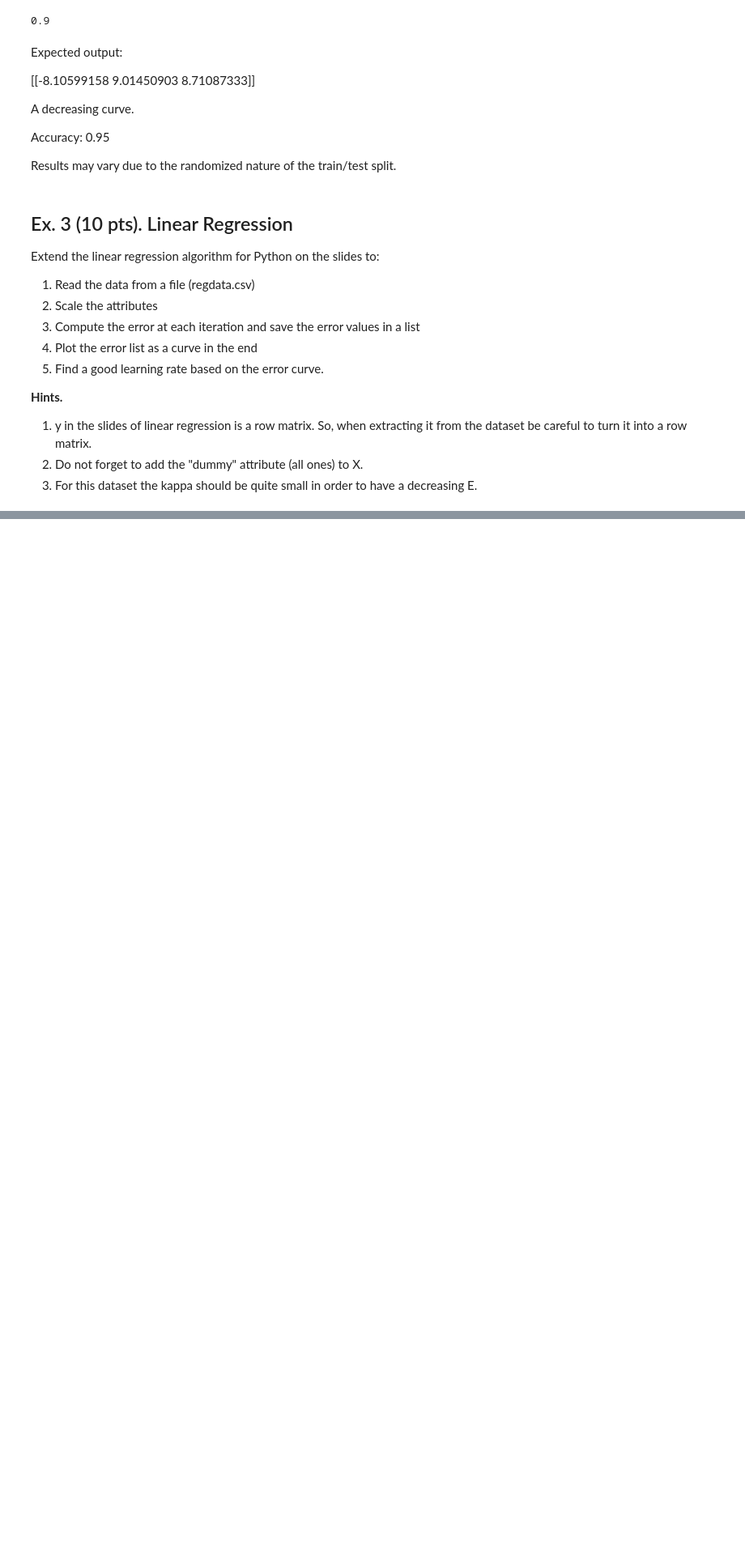
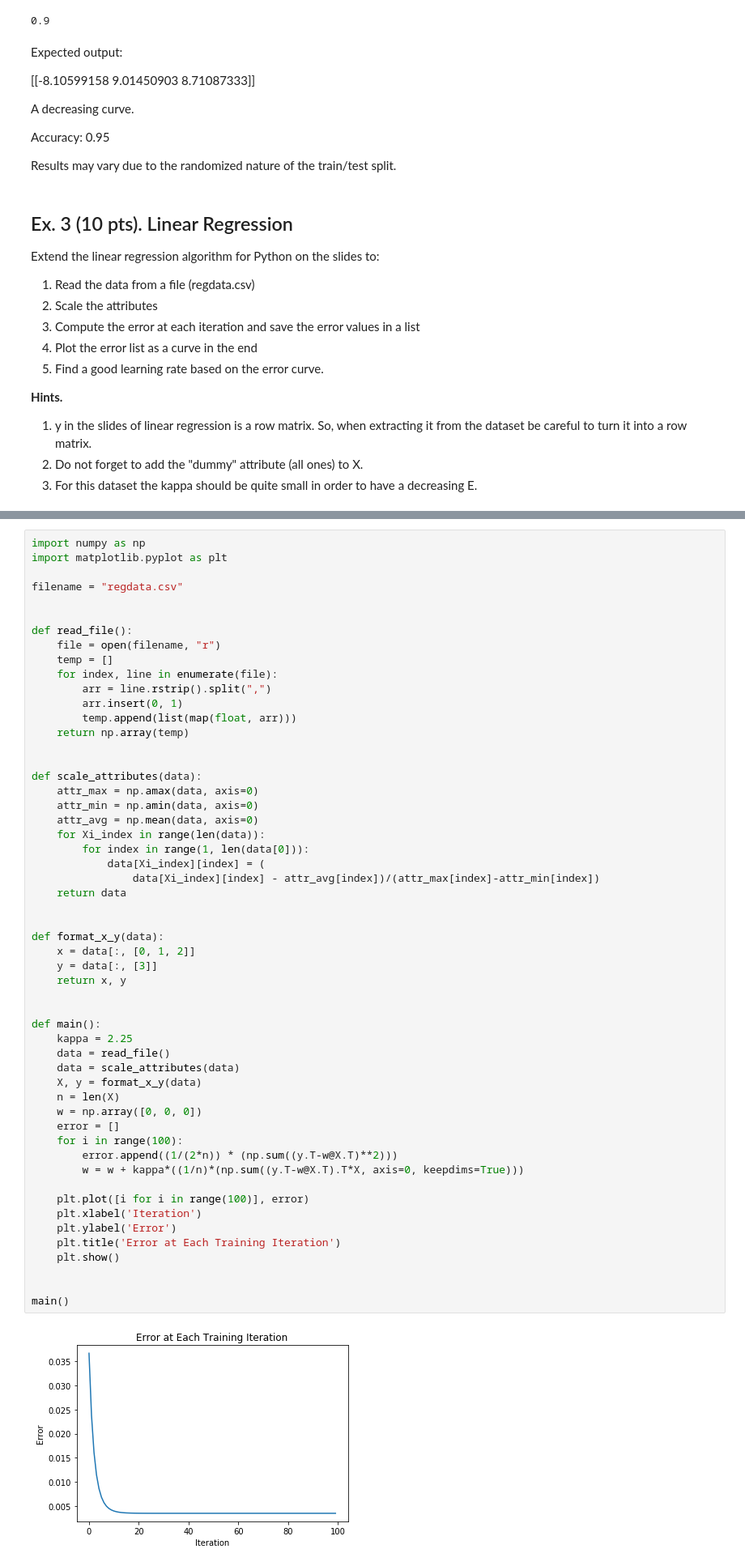
Before and after one commit to Fattouche/ML-Regressions, a Jupyter notebook: assignment_2.ipynb, the cells around one changed output, grey strips where cells are left out. Shown at 81% size. Cells and saved outputs as stored; diff of their text form; blank space fills up the shorter version.

```diff
--- a/assignment_2.ipynb
+++ b/assignment_2.ipynb
@@ -378,0 +355,56 @@ main()
+# %%
+import numpy as np
+import matplotlib.pyplot as plt
+
+filename = "regdata.csv"
+
+
+def read_file():
+    file = open(filename, "r")
+    temp = []
+    for index, line in enumerate(file):
+        arr = line.rstrip().split(",")
+        arr.insert(0, 1)
+        temp.append(list(map(float, arr)))
+    return np.array(temp)
+
+
+def scale_attributes(data):
+    attr_max = np.amax(data, axis=0)
+    attr_min = np.amin(data, axis=0)
+    attr_avg = np.mean(data, axis=0)
+    for Xi_index in range(len(data)):
+        for index in range(1, len(data[0])):
+            data[Xi_index][index] = (
+                data[Xi_index][index] - attr_avg[index])/(attr_max[index]-attr_min[index])
+    return data
+
+
+def format_x_y(data):
+    x = data[:, [0, 1, 2]]
+    y = data[:, [3]]
+    return x, y
+
+
+def main():
+    kappa = 2.25
+    data = read_file()
+    data = scale_attributes(data)
+    X, y = format_x_y(data)
+    n = len(X)
+    w = np.array([0, 0, 0])
+    error = []
+    for i in range(100):
+        error.append((1/(2*n)) * (np.sum((y.T-w@X.T)**2)))
+        w = w + kappa*((1/n)*(np.sum((y.T-w@X.T).T*X, axis=0, keepdims=True)))
+
+    plt.plot([i for i in range(100)], error)
+    plt.xlabel('Iteration')
+    plt.ylabel('Error')
+    plt.title('Error at Each Training Iteration')
+    plt.show()
+
+
+main()
+# %% [output]
+[figure, added]
```
Also changed, not shown: parts of 1 cell of this notebook.
